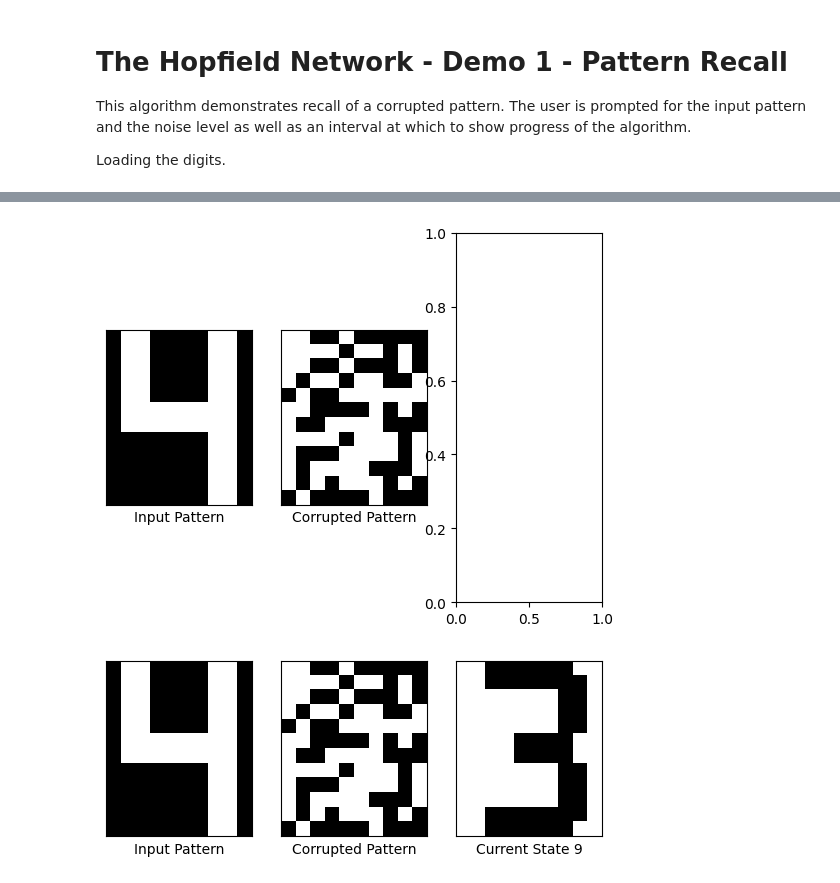
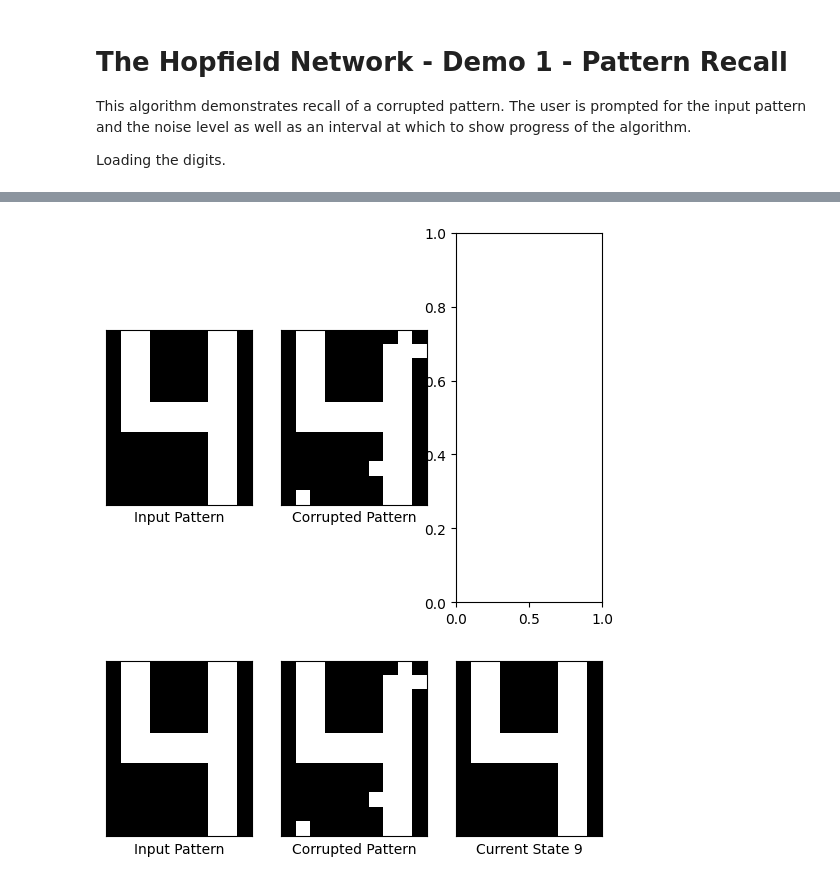
Before and after one commit to valentinagliozzi/NNCourse, a Jupyter notebook: hop_demoB.ipynb, the cells around one changed output, grey strips where cells are left out. Drawn from its saved outputs; the diff is of its cells as text; code cells hidden in the pictures.

```diff
--- a/hop_demoB.ipynb
+++ b/hop_demoB.ipynb
@@ -168,7 +168,7 @@ hop_data.mat        100%[===================>]  15.21K  --.-KB/s    in 0s
 # User options
 
 pat = 5  # pattern to test
-pr = 0.5 # probability of flipping a bit (noise level)
+pr = 0.1 # probability of flipping a bit (noise level)
 
 u = 5  # number of updates per test run
 # %%
@@ -181,21 +181,22 @@ hop_plotdig(P[:, pat - 1], 10, 12, "Original Pattern", ax=ax[0])
 hop_plotdig(test_pat, 10, 12, "Corrupted Pattern", ax=ax[1])
 hop_plotdig(P[:, pat - 1], 10, 12, "Input Pattern", ax=ax[0])
 # %% [output]
-[figure, old version]
+[figure, new version]
 # %%
 # ----------------- Calculate Weight Matrix
 W = hop_stor(P)
+count =0
 # %%
 from time import sleep
 
 # Execute the Hopfield network for u updates. Run again to perform additional updates
-
+count= count+1
 for i in range(10):
     test_pat = hop_test(W, test_pat, u)
     ax[2].clear()
     hop_plotdig(test_pat, 10, 12, f"Current State {i}", ax=ax[2])
     display.display(fig)
     display.clear_output(wait=True)
     sleep(0.5)
 # %% [output]
-[figure, old version]
+[figure, new version]
```
Also changed, not shown: parts of 1 cell of this notebook.
